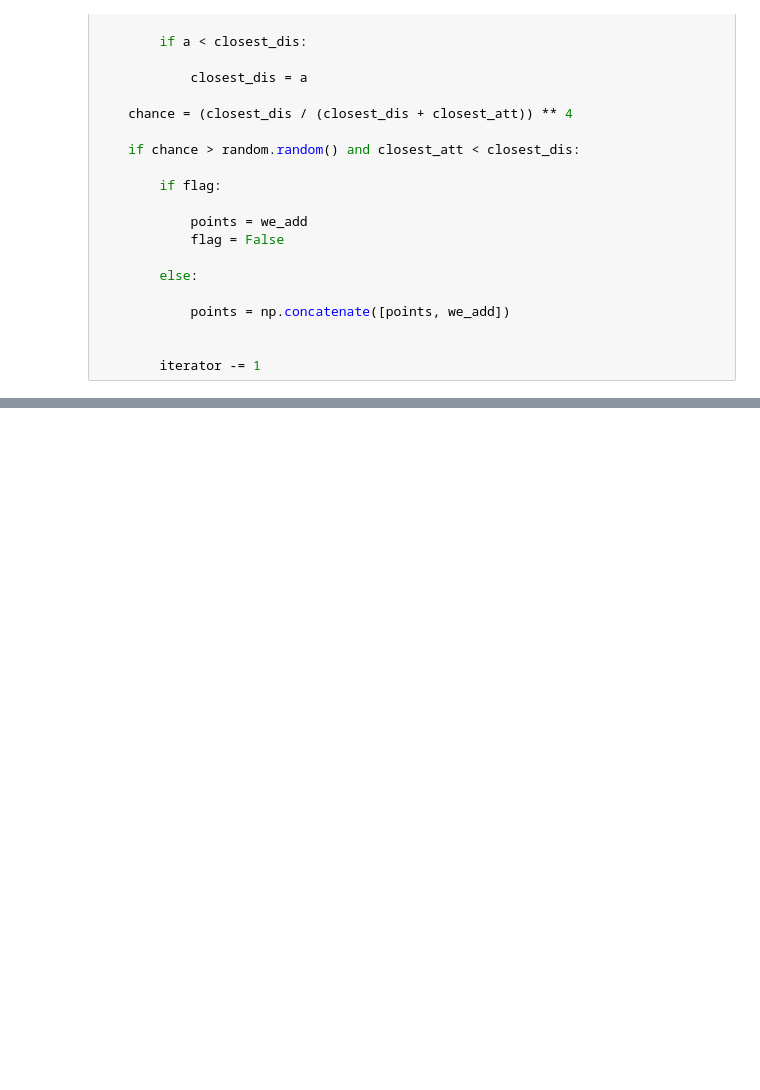
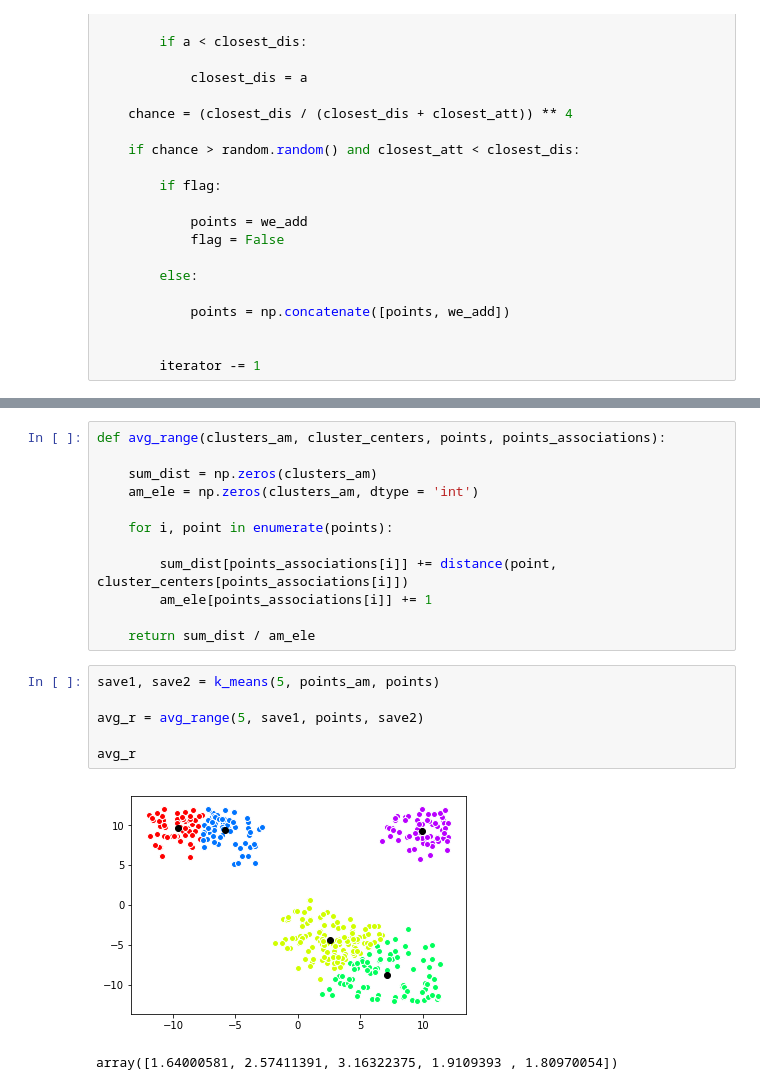
Before and after one commit to IlidanNaga/k-means, a Jupyter notebook: k-means/One_more_code.ipynb, the cells around one changed output, grey strips where cells are left out. Drawn from its saved outputs; the diff is of its cells as text; blank space fills up the shorter version.

```diff
--- a/k-means/One_more_code.ipynb
+++ b/k-means/One_more_code.ipynb
@@ -442,3 +442,24 @@ def k_means(clusters_am, points_am, points):
+# %%
+def avg_range(clusters_am, cluster_centers, points, points_associations):
+
+    sum_dist = np.zeros(clusters_am)
+    am_ele = np.zeros(clusters_am, dtype = 'int')
+
+    for i, point in enumerate(points):
+
+        sum_dist[points_associations[i]] += distance(point, cluster_centers[points_associations[i]])
+        am_ele[points_associations[i]] += 1
+
+    return sum_dist / am_ele
+# %%
+save1, save2 = k_means(5, points_am, points)
+
+avg_r = avg_range(5, save1, points, save2)
+
+avg_r
+# %% [output]
+[figure, added]
+array([1.64000581, 2.57411391, 3.16322375, 1.9109393 , 1.80970054])
 # %%
 flag = True
 
```
Also changed, not shown: parts of 5 cells of this notebook.
